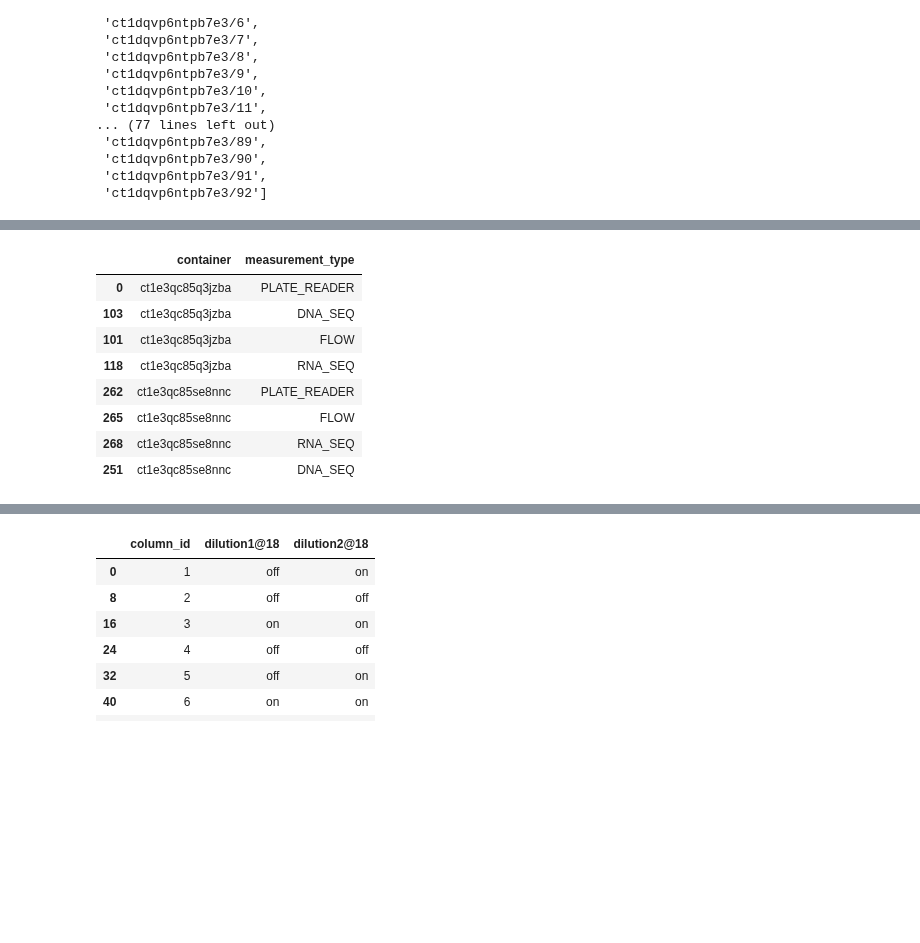
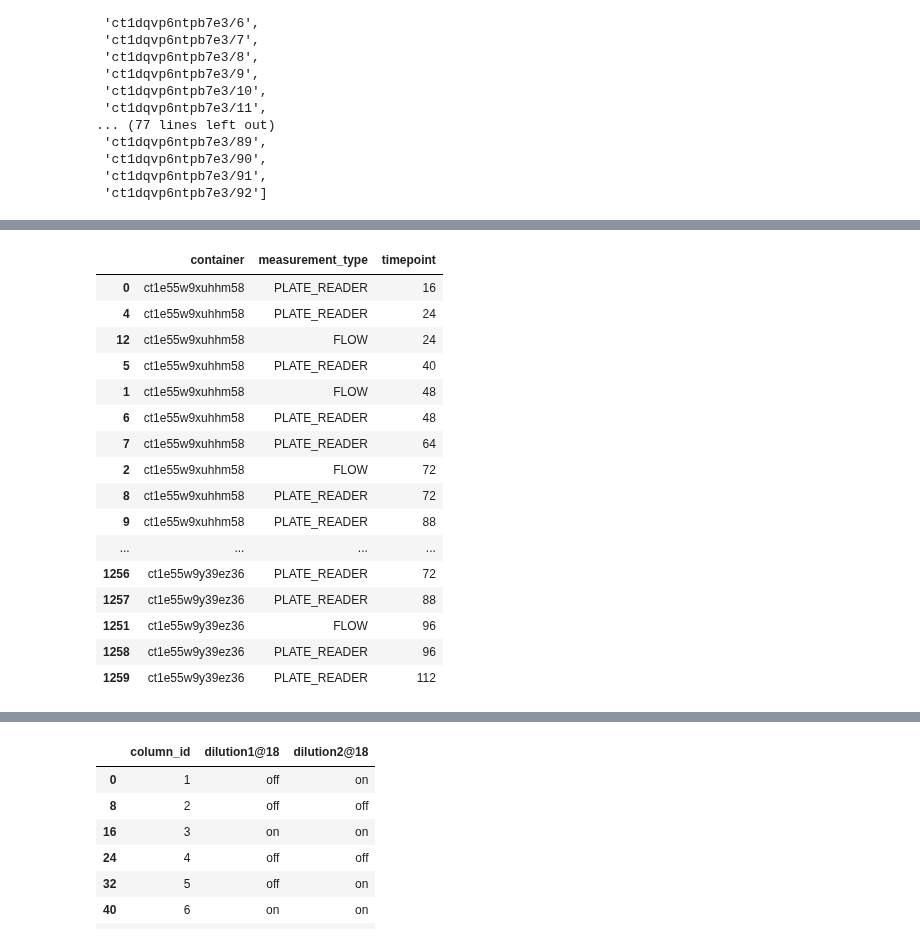
Before and after one commit to SD2E/pysd2cat, a Jupyter notebook: notebooks/scratch.ipynb, the cells around one changed output, grey strips where cells are left out. Cells and saved outputs as stored; diff of their text form; code cells hidden in the pictures; blank space fills up the shorter version.

Commit message:
using generated containers

```diff
--- a/notebooks/scratch.ipynb
+++ b/notebooks/scratch.ipynb
@@ -595,8 +623,9 @@ def get_design_df(design_file):
 
 print(os.getcwd())
 this_dir = os.getcwd()
-df = get_design_df(os.path.realpath(os.path.join(this_dir, '../../../tmp/NOVEL_CHASSIS/experiments/experiment.transcriptic.2020-02-20-NovelChassis-OR-Circuit-Cycle1-ObstacleCourse/design_experiment.transcriptic.2020-02-20-NovelChassis-OR-Circuit-Cycle1-ObstacleCourse.json')))
-#df = get_design_df(os.path.realpath(os.path.join(this_dir, '../../../tmp/NOVEL_CHASSIS/experiments/experiment.transcriptic.2020-02-14-mCherry-Bacillus-Control-Strain-with-RNAseq-testing/design_experiment.transcriptic.2020-02-14-mCherry-Bacillus-Control-Strain-with-RNAseq-testing.json')))
+#df = get_design_df(os.path.realpath(os.path.join(this_dir, '../../../tmp/NOVEL_CHASSIS/experiments/experiment.transcriptic.2020-02-20-B-Subtilis-LiveDeadClassification/design_experiment.transcriptic.2020-02-20-B-Subtilis-LiveDeadClassification.json')))
+#df = get_design_df(os.path.realpath(os.path.join(this_dir, '../../../tmp/NOVEL_CHASSIS/experiments/experiment.transcriptic.2020-02-20-NovelChassis-OR-Circuit-Cycle1-ObstacleCourse/design_experiment.transcriptic.2020-02-20-NovelChassis-OR-Circuit-Cycle1-ObstacleCourse.json')))
+df = get_design_df(os.path.realpath(os.path.join(this_dir, '../../../tmp/NOVEL_CHASSIS/experiments/experiment.transcriptic.2020-02-14-mCherry-Bacillus-Control-Strain-with-RNAseq-testing/design_experiment.transcriptic.2020-02-14-mCherry-Bacillus-Control-Strain-with-RNAseq-testing.json')))
 #df = get_design_df(os.path.realpath(os.path.join(this_dir, '../../../tmp/YEAST_STATES_GROWTH_CURVE/experiments/growth_curve_test1/design_growth_curve_test1.json')))
 #df = get_design_df(os.path.realpath(os.path.join(this_dir, '../../../tmp/YEAST_STATES_GROWTH_CURVE/experiments/growth_curve_test1_corrected/design_growth_curve_test1_corrected.json')))
 #df = get_design_df(os.path.realpath(os.path.join(this_dir, '../../../tmp/YEAST_STATES/experiments/dose_response_test1/design_dose_response_test1.json')))
@@ -624,18 +729,26 @@ df
 # %%
 pd.set_option('display.max_colwidth', 1000)
 pd.set_option('display.max_row', 1000)
-df[['container', "measurement_type"]].sort_values(by=['container']).drop_duplicates()
+df[['container', "measurement_type", "timepoint"]].sort_values(by=['container', "timepoint"]).drop_duplicates()
 #df.pivot_table(index=['aliquot'], aggfunc='size').max()
 # %% [output]
-|  | container | measurement_type |
-| 0 | ct1e3qc85q3jzba | PLATE_READER |
-| 103 | ct1e3qc85q3jzba | DNA_SEQ |
-| 101 | ct1e3qc85q3jzba | FLOW |
-| 118 | ct1e3qc85q3jzba | RNA_SEQ |
-| 262 | ct1e3qc85se8nnc | PLATE_READER |
-| 265 | ct1e3qc85se8nnc | FLOW |
-| 268 | ct1e3qc85se8nnc | RNA_SEQ |
-| 251 | ct1e3qc85se8nnc | DNA_SEQ |
+|  | container | measurement_type | timepoint |
+| 0 | ct1e55w9xuhhm58 | PLATE_READER | 16 |
+| 4 | ct1e55w9xuhhm58 | PLATE_READER | 24 |
+| 12 | ct1e55w9xuhhm58 | FLOW | 24 |
+| 5 | ct1e55w9xuhhm58 | PLATE_READER | 40 |
+| 1 | ct1e55w9xuhhm58 | FLOW | 48 |
+| 6 | ct1e55w9xuhhm58 | PLATE_READER | 48 |
+| 7 | ct1e55w9xuhhm58 | PLATE_READER | 64 |
+| 2 | ct1e55w9xuhhm58 | FLOW | 72 |
+| 8 | ct1e55w9xuhhm58 | PLATE_READER | 72 |
+| 9 | ct1e55w9xuhhm58 | PLATE_READER | 88 |
+| ... | ... | ... | ... |
+| 1256 | ct1e55w9y39ez36 | PLATE_READER | 72 |
+| 1257 | ct1e55w9y39ez36 | PLATE_READER | 88 |
+| 1251 | ct1e55w9y39ez36 | FLOW | 96 |
+| 1258 | ct1e55w9y39ez36 | PLATE_READER | 96 |
+| 1259 | ct1e55w9y39ez36 | PLATE_READER | 112 |
 # %%
 df.loc[(df.aliquot == "a1") & (df.container == "ct1e55w9xduzum7")].sort_values(by=['container', 'aliquot', 'timepoint']).drop_duplicates()
 # %% [output]
```
Also changed, not shown: parts of 8 cells of this notebook, 3 other files.
